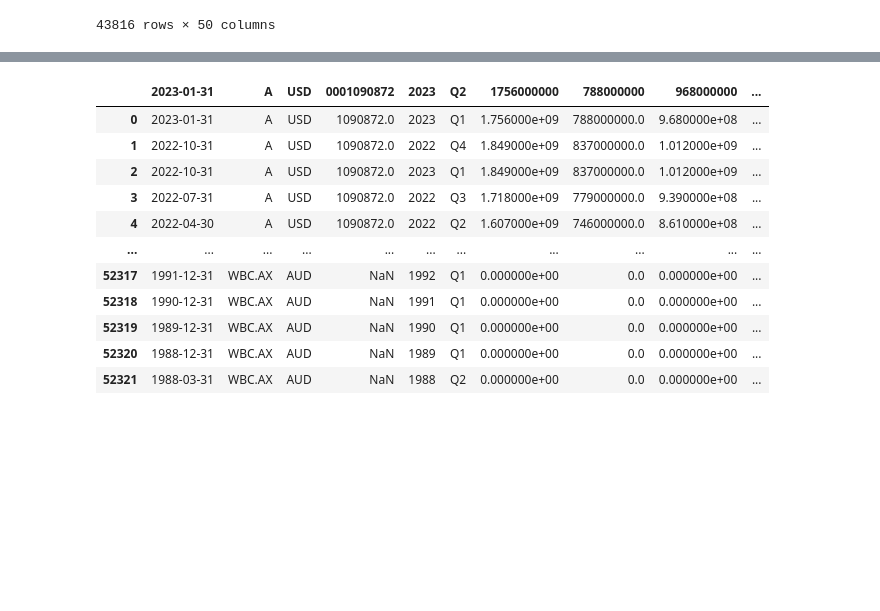
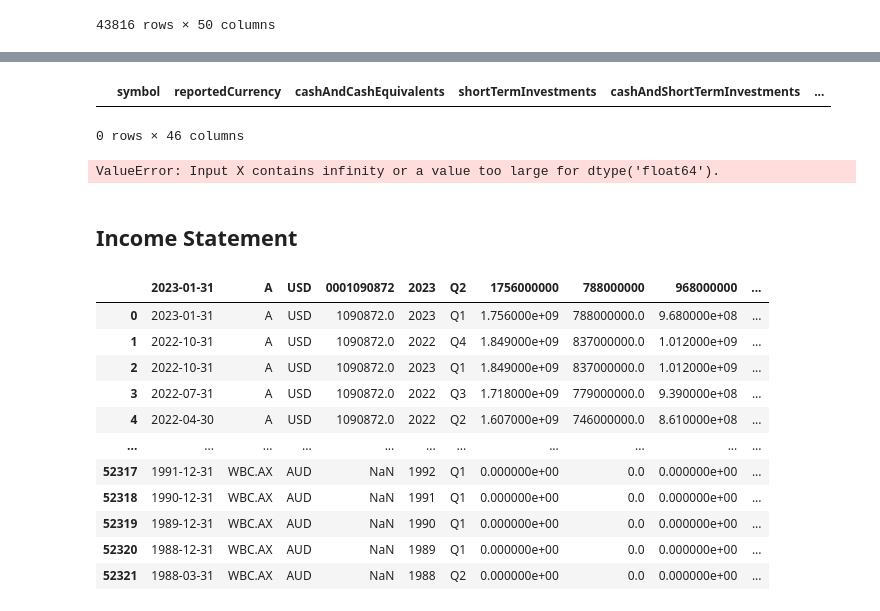
Before and after one commit to veeyuen/credit-spreads, a Jupyter notebook: build_dataframe.ipynb, the cells around one changed output, grey strips where cells are left out. Saved outputs shown, nothing was run; the diff lists cells and outputs as text; code cells hidden in the pictures; blank space fills up the shorter version.

Commit message:
dealing with missing/zero values

```diff
--- a/build_dataframe.ipynb
+++ b/build_dataframe.ipynb
@@ -208,2 +194,0 @@ balance_sheet.describe()
-# %%
-balance_sheet=balance_sheet.drop(['cik', 'acceptedDate'], axis=1)
@@ -521,0 +208,2 @@ ValueError: Input X contains infinity or a value too large for dtype('float64').
+# %%
+balance_sheet=balance_sheet.drop(['cik', 'acceptedDate', 'calendarYear', 'period'], axis=1)
@@ -521,0 +482,5 @@ ValueError: Input X contains infinity or a value too large for dtype('float64').
+# %%
+# Train and fit XGBImputer on balance sheet
+
+imputer = XGBImputer(categorical_features_index=[0,1], replace_categorical_values_back=False)
+X = imputer.fit_transform(balance_sheet_cleaned)
@@ -521,0 +509,19 @@ ValueError: Input X contains infinity or a value too large for dtype('float64').
+# %%
+balance_sheet_imputed.columns =['symbol', 'reportedCurrency', 'cashAndCashEquivalents',
+                                'shortTermInvestments', 'cashAndShortTermInvestments', 'netReceivables',
+                                'inventory', 'otherCurrentAssets', 'totalCurrentAssets',
+                                'propertyPlantEquipmentNet', 'goodwill', 'intangibleAssets',
+                                'goodwillAndIntangibleAssets', 'longTermInvestments', 'taxAssets',
+                                'otherNonCurrentAssets', 'totalNonCurrentAssets', 'otherAssets',
+                                'totalAssets', 'accountPayables', 'shortTermDebt', 'taxPayables',
+                                'deferredRevenue', 'otherCurrentLiabilities', 'totalCurrentLiabilities',
+                                'longTermDebt', 'deferredRevenueNonCurrent',
+                                'deferredTaxLiabilitiesNonCurrent', 'otherNonCurrentLiabilities',
+                                'totalNonCurrentLiabilities', 'otherLiabilities',
+                                'capitalLeaseObligations', 'totalLiabilities', 'preferredStock',
+                                'commonStock', 'retainedEarnings',
+                                'accumulatedOtherComprehensiveIncomeLoss',
+                                'othertotalStockholdersEquity', 'totalStockholdersEquity',
+                                'totalEquity', 'totalLiabilitiesAndStockholdersEquity',
+                                'minorityInterest', 'totalLiabilitiesAndTotalEquity',
+                                'totalInvestments', 'totalDebt', 'netDebt']
@@ -522,3 +544,20 @@ ValueError: Input X contains infinity or a value too large for dtype('float64').
+# %%
+# Check that there are no nans
+
+balance_sheet_imputed[balance_sheet_imputed['othertotalStockholdersEquity'].isna()]
+# %% [output]
+|  | symbol | reportedCurrency | cashAndCashEquivalents | shortTermInvestments | cashAndShortTermInvestments | ... |
+0 rows × 46 columns
+# %%
+# Robust Scaling
+
+rb_scaler = RobustScaler()
+
+rb_scaler.fit(balance_sheet_norm[['inventory']])
+# %% [output]
+ValueError: Input X contains infinity or a value too large for dtype('float64').
+# %% [markdown]
+## Income Statement
 # %%
 income_statement=pd.read_csv('raw_data/async_IS.csv')
 
```
Also changed, not shown: parts of 73 cells of this notebook.
